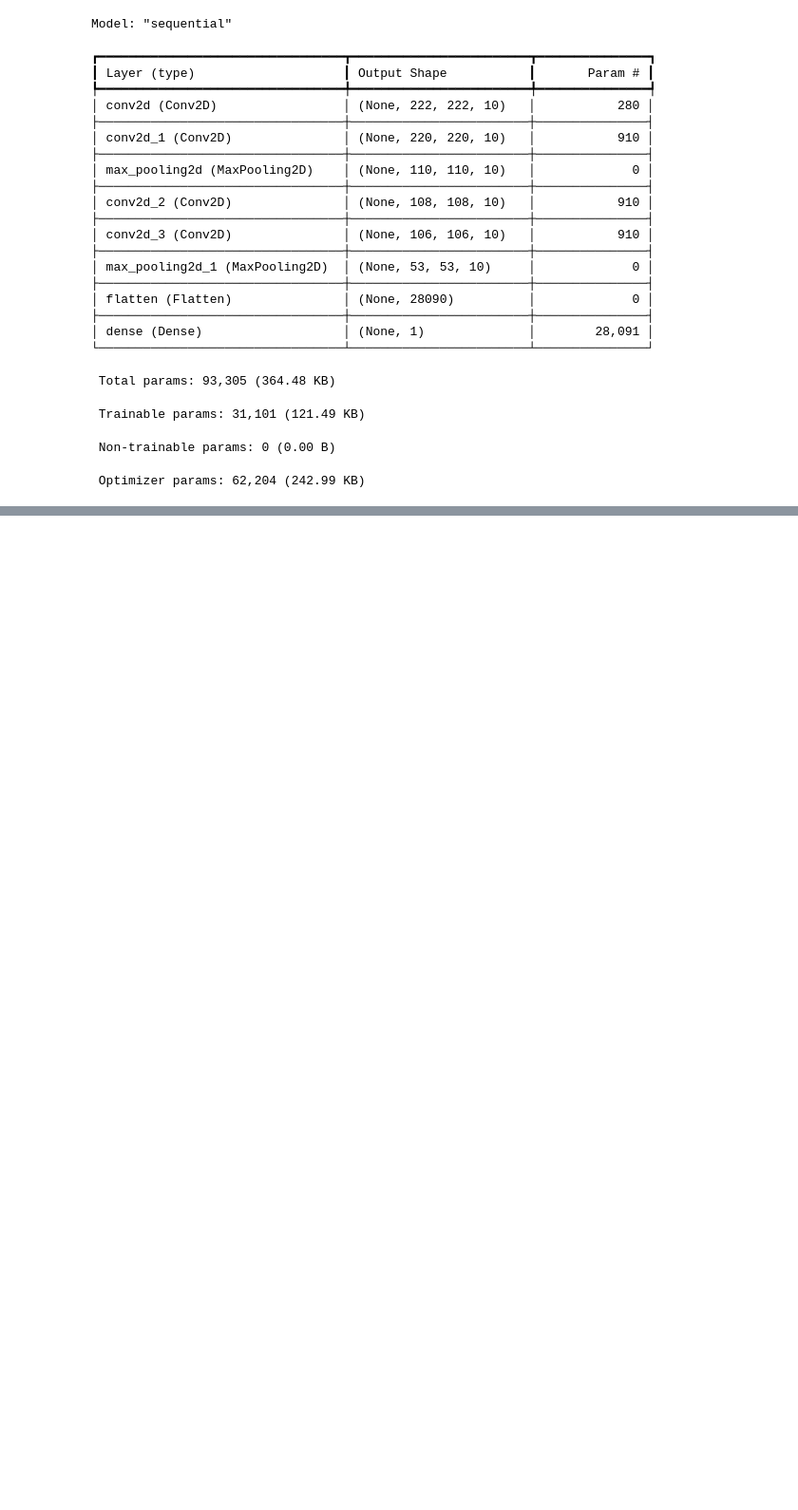
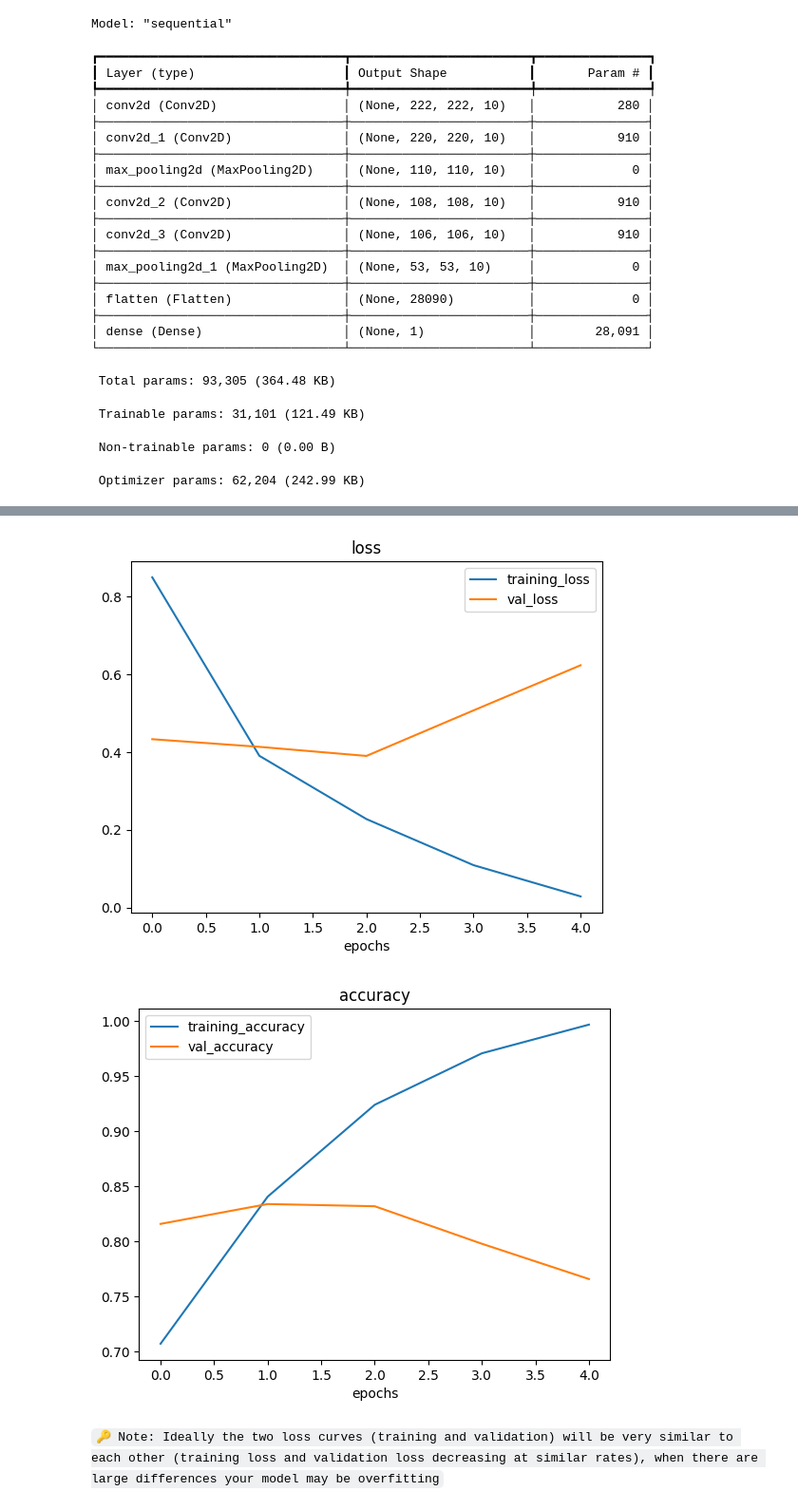
Before and after one commit to fahim-506/deep-learning-with-tensorflow, a Jupyter notebook: notebook/03_convolutional_neural_networks.ipynb, the cells around one changed output, grey strips where cells are left out. Shown at 95% size. Drawn from its saved outputs; the diff is of its cells as text; code cells hidden in the pictures; blank space fills up the shorter version.

```diff
--- a/notebook/03_convolutional_neural_networks.ipynb
+++ b/notebook/03_convolutional_neural_networks.ipynb
@@ -303,0 +437,4 @@ Model: "sequential"
+# %%
+# Define directory dataset paths
+train_dir = "pizza_steak/train/"
+test_dir = "pizza_steak/test/"
@@ -303,0 +633,36 @@ Model: "sequential"
+# %%
+# Plot the validation and training curves separately
+def plot_loss_curves(history):
+  """
+  Returns separate loss curves for training and validation metrics.
+  """
+  loss = history.history["loss"]
+  val_loss = history.history["val_loss"]
+
+  accuracy = history.history["accuracy"]
+  val_accuracy = history.history["val_accuracy"]
+
+  epochs = range(len(history.history["loss"])) # how many epochs did we run for?
+
+  # Plot loss
+  plt.plot(epochs, loss, label="training_loss")
+  plt.plot(epochs, val_loss, label="val_loss")
+  plt.title("loss")
+  plt.xlabel("epochs")
+  plt.legend()
+
+  # Plot accuracy
+  plt.figure()
+  plt.plot(epochs, accuracy, label="training_accuracy")
+  plt.plot(epochs, val_accuracy, label="val_accuracy")
+  plt.title("accuracy")
+  plt.xlabel("epochs")
+  plt.legend();
+# %%
+# Check out the loss and accuracy of model_4
+plot_loss_curves(history_4)
+# %% [output]
+[figure, added]
+[figure, added]
+# %% [markdown]
+`🔑 Note: Ideally the two loss curves (training and validation) will be very similar to each other (training loss and validation loss decreasing at similar rates), when there are large differences your model may be overfitting`
```
Also changed, not shown: parts of 37 cells of this notebook.
